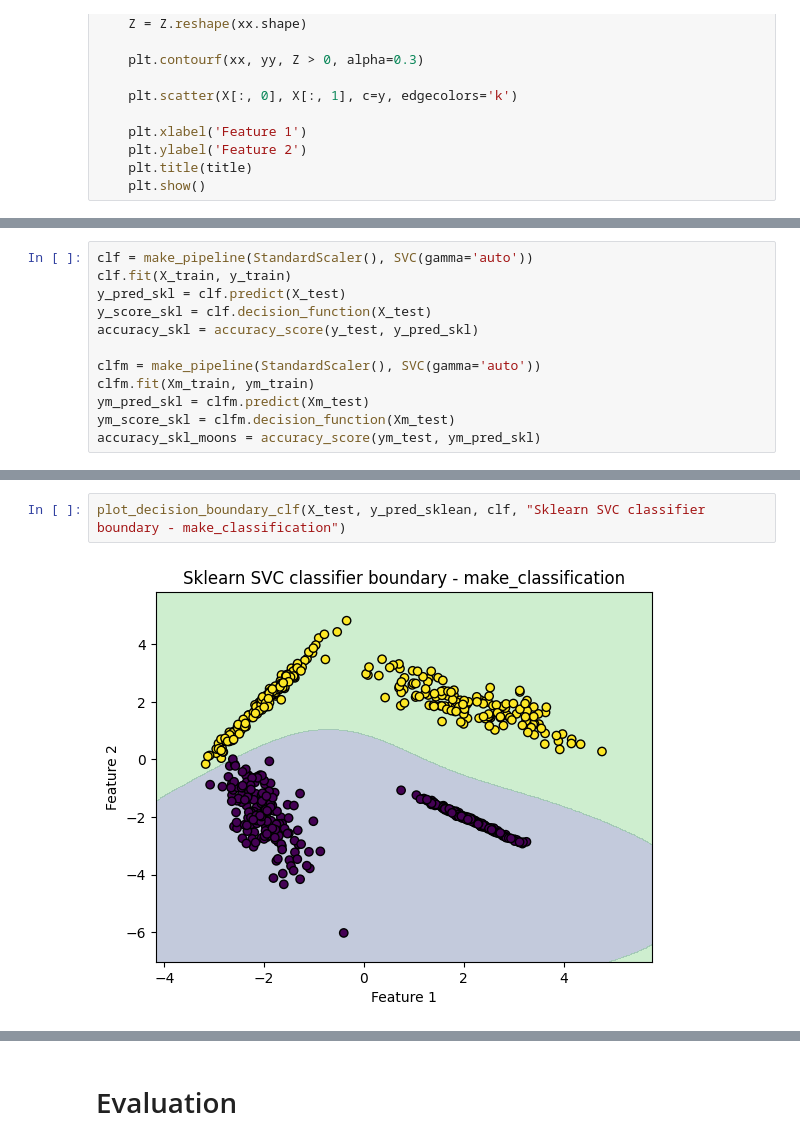
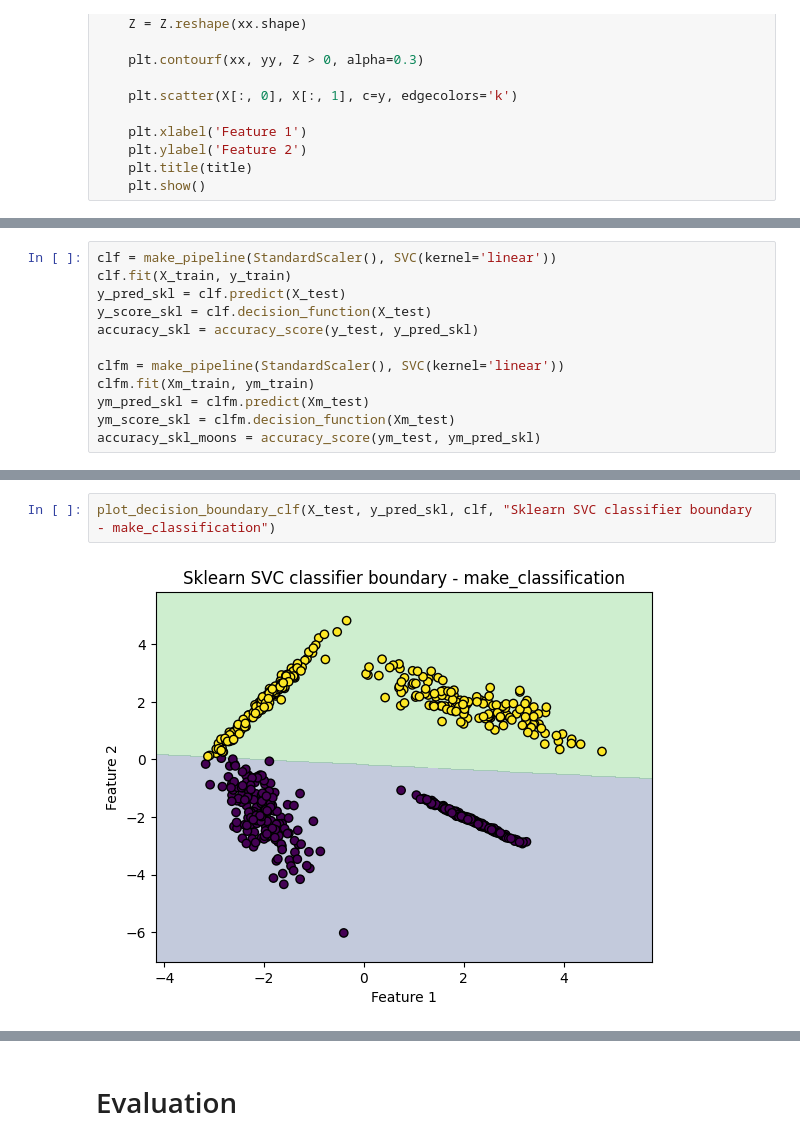
Before and after one commit to adamzsl/machine-learning, a Jupyter notebook: SVM/svm.ipynb, the cells around one changed output, grey strips where cells are left out. Drawn from its saved outputs; the diff is of its cells as text.

```diff
--- a/SVM/svm.ipynb
+++ b/SVM/svm.ipynb
@@ -70,11 +215,11 @@ def plot_decision_boundary_clf(X, y, clf, title=""):
 # %%
-clf = make_pipeline(StandardScaler(), SVC(gamma='auto'))
+clf = make_pipeline(StandardScaler(), SVC(kernel='linear'))
 clf.fit(X_train, y_train)
 y_pred_skl = clf.predict(X_test)
 y_score_skl = clf.decision_function(X_test)
 accuracy_skl = accuracy_score(y_test, y_pred_skl)
 
-clfm = make_pipeline(StandardScaler(), SVC(gamma='auto'))
+clfm = make_pipeline(StandardScaler(), SVC(kernel='linear'))
 clfm.fit(Xm_train, ym_train)
 ym_pred_skl = clfm.predict(Xm_test)
 ym_score_skl = clfm.decision_function(Xm_test)
@@ -88,5 +233,5 @@ Accuracy score SVC - make_moons: 1.0
 # %%
-plot_decision_boundary_clf(X_test, y_pred_sklean, clf, "Sklearn SVC classifier boundary - make_classification")
+plot_decision_boundary_clf(X_test, y_pred_skl, clf, "Sklearn SVC classifier boundary - make_classification")
 # %% [output]
-[figure, old version]
+[figure, new version]
 # %%
```
Also changed, not shown: parts of 23 cells of this notebook.
